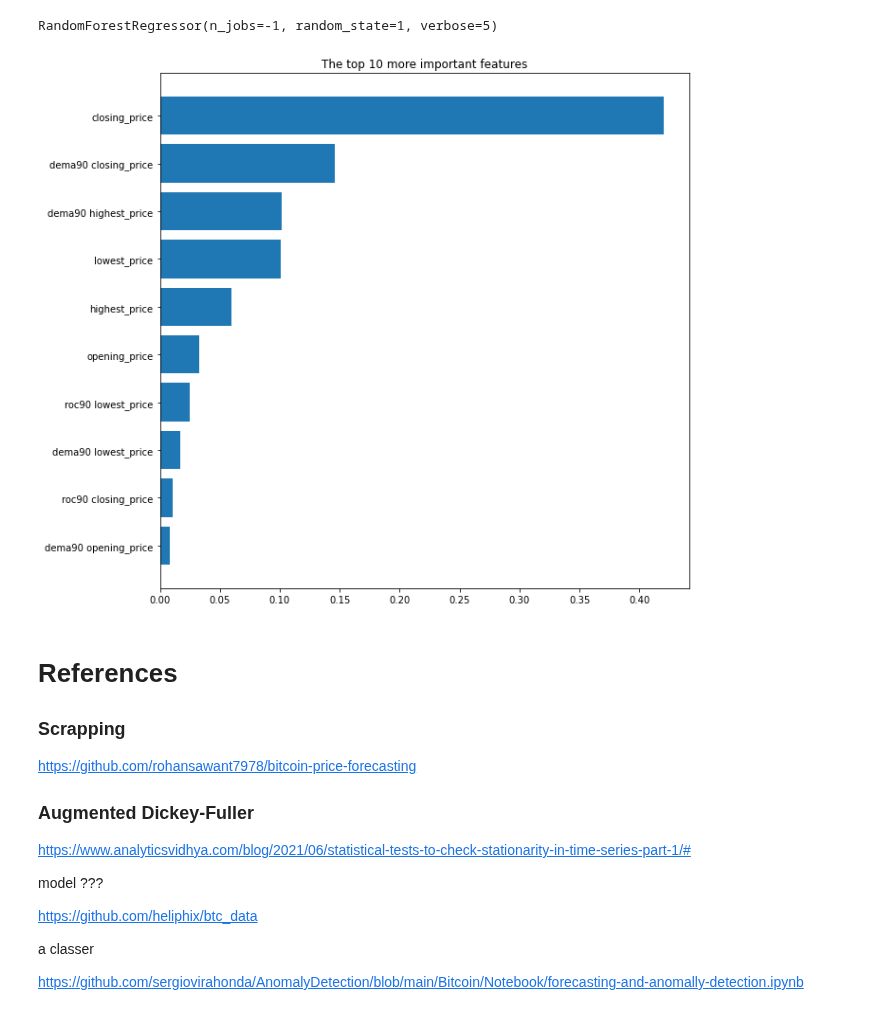
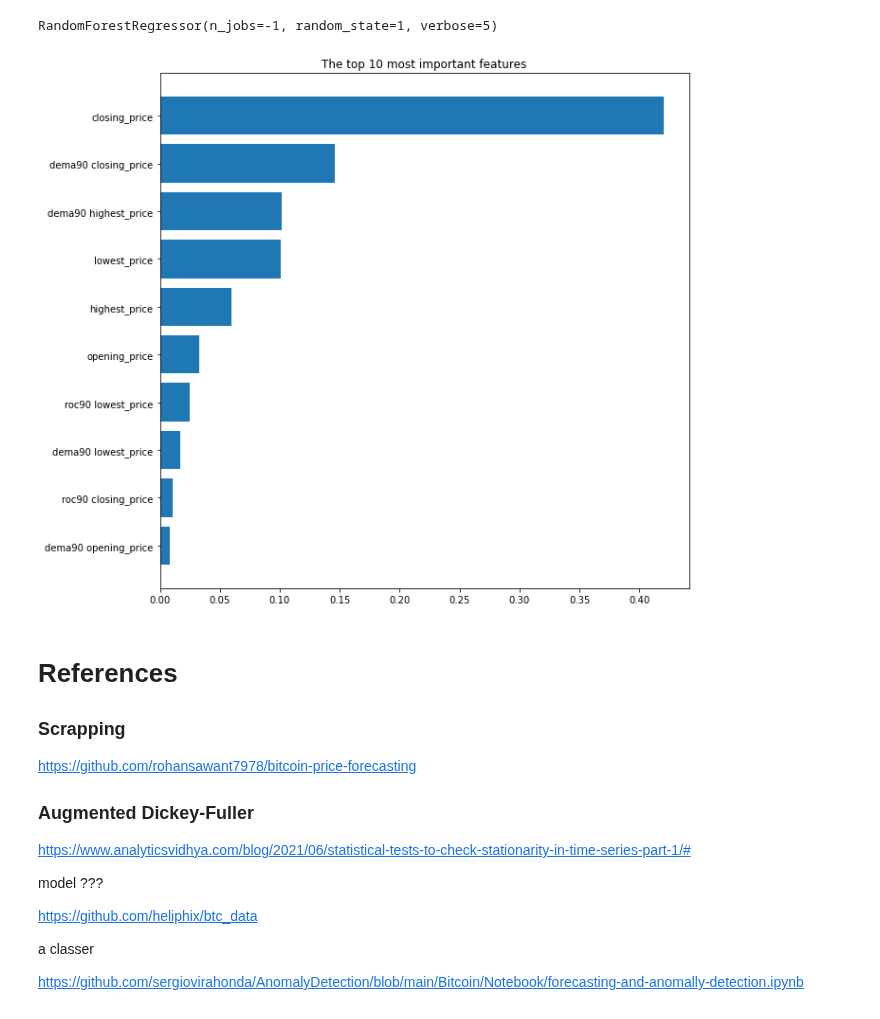
Before and after one commit to rafaelbrutti/MVA, a Jupyter notebook: ML - Time Series/Time-series forecasting of Bitcoin Prices/project.ipynb, the cells around one changed output. Drawn from its saved outputs; the diff is of its cells as text; code cells hidden in the pictures.

```diff
--- a/ML - Time Series/Time-series forecasting of Bitcoin Prices/project.ipynb
+++ b/ML - Time Series/Time-series forecasting of Bitcoin Prices/project.ipynb
@@ -689,16 +689,16 @@ building tree 98 of 100building tree 99 of 100
 building tree 100 of 100
 [Parallel(n_jobs=-1)]: Done 100 out of 100 | elapsed:   13.0s finished
 RandomForestRegressor(n_jobs=-1, random_state=1, verbose=5)
-# %%
-plt.figure(figsize=(10,10))
-plt.title("The top 10 more important features")
-f_i = list(zip(final_df.columns,rf.feature_importances_))
-f_i.sort(key = lambda x : x[1])
-plt.barh([x[0] for x in f_i[-10:]],[x[1] for x in f_i[-10:]])
-
-plt.show()
-# %% [output]
-[figure, removed]
+# %%
+plt.figure(figsize=(10,10))
+plt.title("The top 10 most important features")
+f_i = list(zip(final_df.columns,rf.feature_importances_))
+f_i.sort(key = lambda x : x[1])
+plt.barh([x[0] for x in f_i[-10:]],[x[1] for x in f_i[-10:]])
+
+plt.show()
+# %% [output]
+[figure, added]
 # %% [markdown]
 # References
 
```
